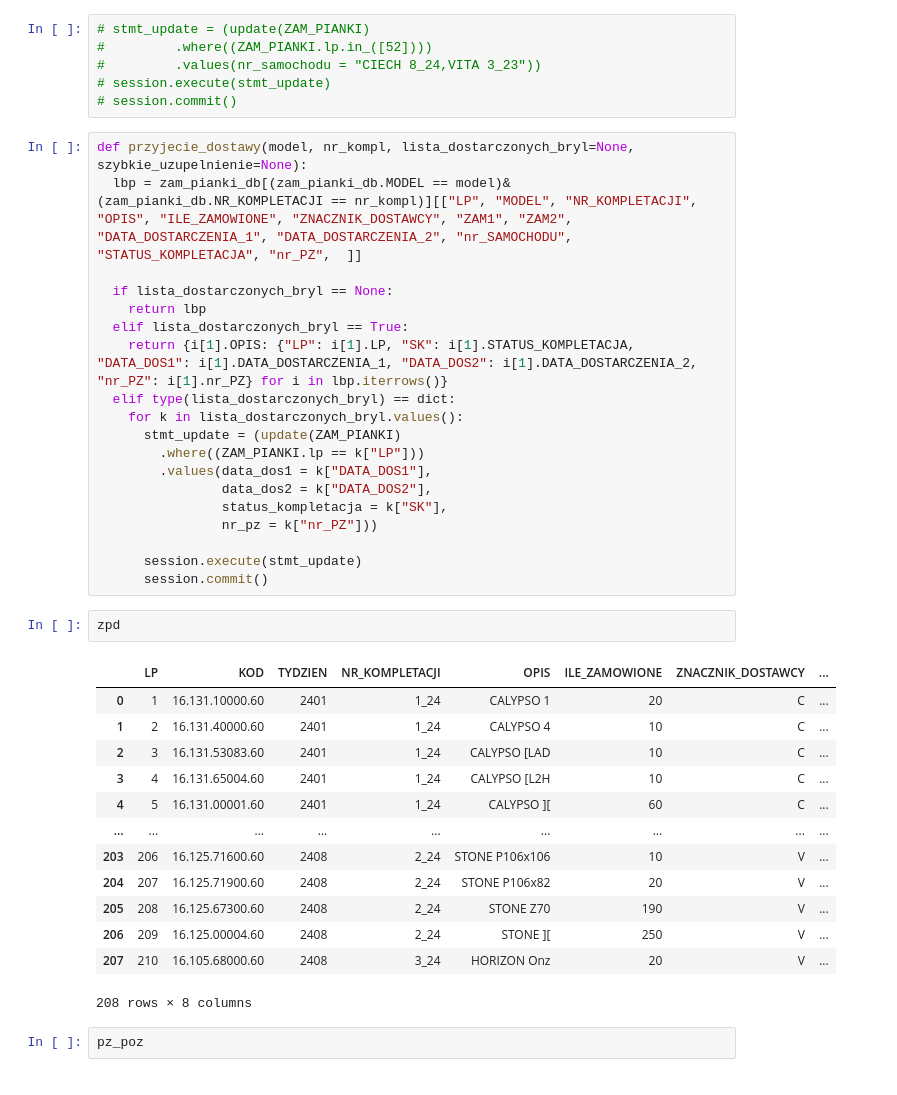
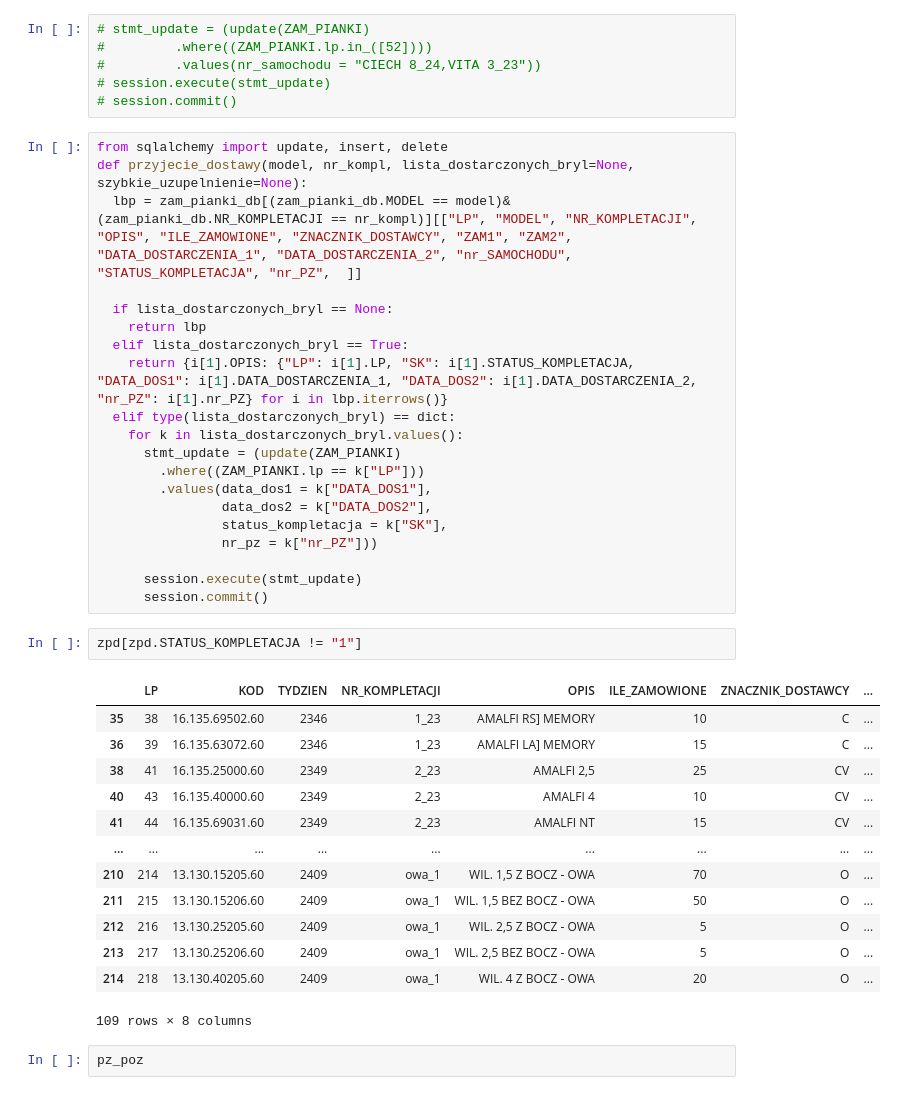
Before and after one commit to Mogarthron/Magazynier, a Jupyter notebook: ZAM_PIANKI_DB.ipynb, the cells around one changed output. Drawn from its saved outputs; the diff is of its cells as text.

```diff
--- a/ZAM_PIANKI_DB.ipynb
+++ b/ZAM_PIANKI_DB.ipynb
@@ -259,6 +141,7 @@ nr_dostaw
 # session.execute(stmt_update)
 # session.commit()
 # %%
+from sqlalchemy import update, insert, delete
 def przyjecie_dostawy(model, nr_kompl, lista_dostarczonych_bryl=None, szybkie_uzupelnienie=None):
   lbp = zam_pianki_db[(zam_pianki_db.MODEL == model)&(zam_pianki_db.NR_KOMPLETACJI == nr_kompl)][["LP", "MODEL", "NR_KOMPLETACJI", "OPIS", "ILE_ZAMOWIONE", "ZNACZNIK_DOSTAWCY", "ZAM1", "ZAM2", "DATA_DOSTARCZENIA_1", "DATA_DOSTARCZENIA_2", "nr_SAMOCHODU", "STATUS_KOMPLETACJA", "nr_PZ",  ]]
 
@@ -277,22 +160,22 @@ def przyjecie_dostawy(model, nr_kompl, lista_dostarczonych_bryl=None, szybkie_uz
 
       session.execute(stmt_update)
       session.commit()
-# %%
-zpd
-# %% [output]
-|  | LP | KOD | TYDZIEN | NR_KOMPLETACJI | OPIS | ILE_ZAMOWIONE | ZNACZNIK_DOSTAWCY | ... |
-| 0 | 1 | 16.131.10000.60 | 2401 | 1_24 | CALYPSO 1 | 20 | C | ... |
-| 1 | 2 | 16.131.40000.60 | 2401 | 1_24 | CALYPSO 4 | 10 | C | ... |
-| 2 | 3 | 16.131.53083.60 | 2401 | 1_24 | CALYPSO [LAD | 10 | C | ... |
-| 3 | 4 | 16.131.65004.60 | 2401 | 1_24 | CALYPSO [L2H | 10 | C | ... |
-| 4 | 5 | 16.131.00001.60 | 2401 | 1_24 | CALYPSO ][ | 60 | C | ... |
-| ... | ... | ... | ... | ... | ... | ... | ... | ... |
-| 203 | 206 | 16.125.71600.60 | 2408 | 2_24 | STONE P106x106 | 10 | V | ... |
-| 204 | 207 | 16.125.71900.60 | 2408 | 2_24 | STONE P106x82 | 20 | V | ... |
-| 205 | 208 | 16.125.67300.60 | 2408 | 2_24 | STONE Z70 | 190 | V | ... |
-| 206 | 209 | 16.125.00004.60 | 2408 | 2_24 | STONE ][ | 250 | V | ... |
-| 207 | 210 | 16.105.68000.60 | 2408 | 3_24 | HORIZON Onz | 20 | V | ... |
-208 rows × 8 columns
+# %%
+zpd[zpd.STATUS_KOMPLETACJA != "1"]
+# %% [output]
+|  | LP | KOD | TYDZIEN | NR_KOMPLETACJI | OPIS | ILE_ZAMOWIONE | ZNACZNIK_DOSTAWCY | ... |
+| 35 | 38 | 16.135.69502.60 | 2346 | 1_23 | AMALFI RS] MEMORY | 10 | C | ... |
+| 36 | 39 | 16.135.63072.60 | 2346 | 1_23 | AMALFI LA] MEMORY | 15 | C | ... |
+| 38 | 41 | 16.135.25000.60 | 2349 | 2_23 | AMALFI 2,5 | 25 | CV | ... |
+| 40 | 43 | 16.135.40000.60 | 2349 | 2_23 | AMALFI 4 | 10 | CV | ... |
+| 41 | 44 | 16.135.69031.60 | 2349 | 2_23 | AMALFI NT | 15 | CV | ... |
+| ... | ... | ... | ... | ... | ... | ... | ... | ... |
+| 210 | 214 | 13.130.15205.60 | 2409 | owa_1 | WIL. 1,5 Z BOCZ - OWA | 70 | O | ... |
+| 211 | 215 | 13.130.15206.60 | 2409 | owa_1 | WIL. 1,5 BEZ BOCZ - OWA | 50 | O | ... |
+| 212 | 216 | 13.130.25205.60 | 2409 | owa_1 | WIL. 2,5 Z BOCZ - OWA | 5 | O | ... |
+| 213 | 217 | 13.130.25206.60 | 2409 | owa_1 | WIL. 2,5 BEZ BOCZ - OWA | 5 | O | ... |
+| 214 | 218 | 13.130.40205.60 | 2409 | owa_1 | WIL. 4 Z BOCZ - OWA | 20 | O | ... |
+109 rows × 8 columns
 # %%
 pz_poz
 # %% [output]
```
Also changed, not shown: parts of 8 cells of this notebook, 5 other files.
